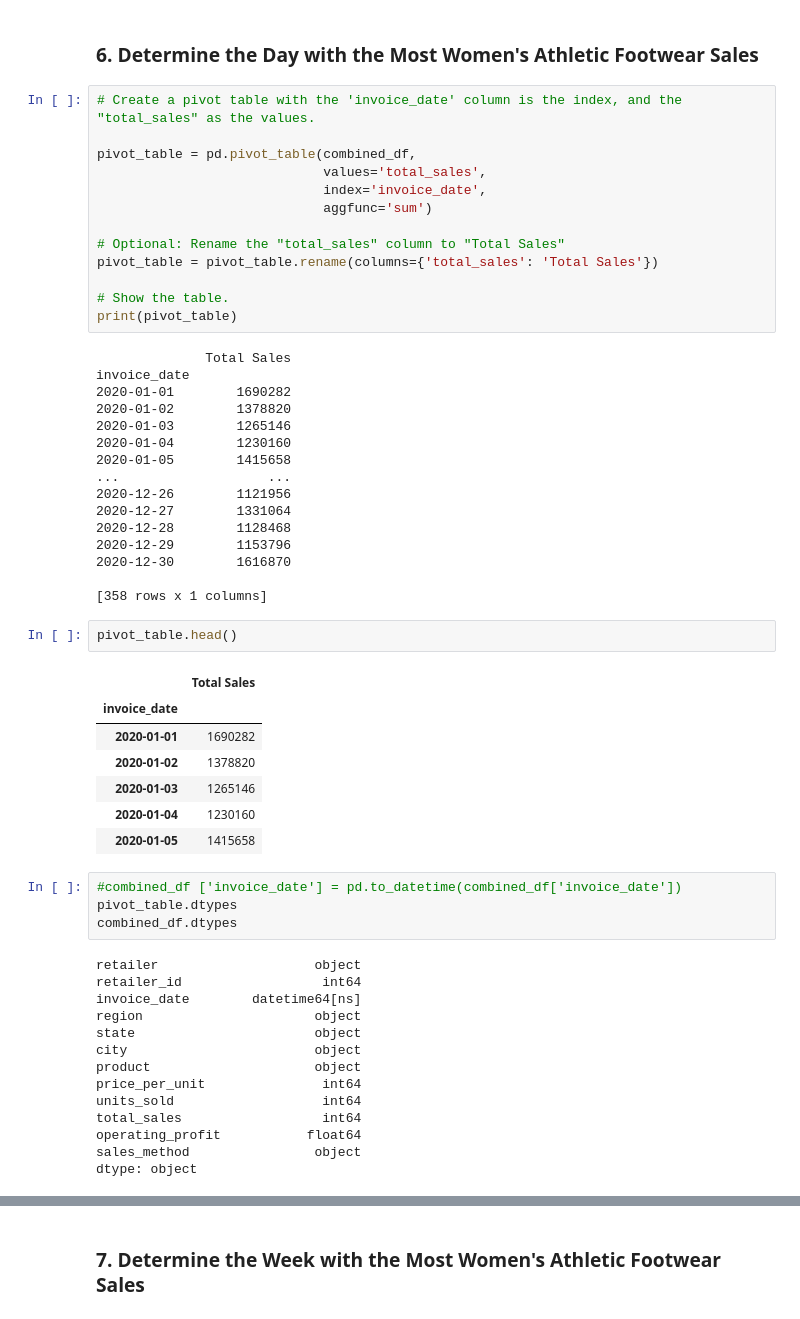
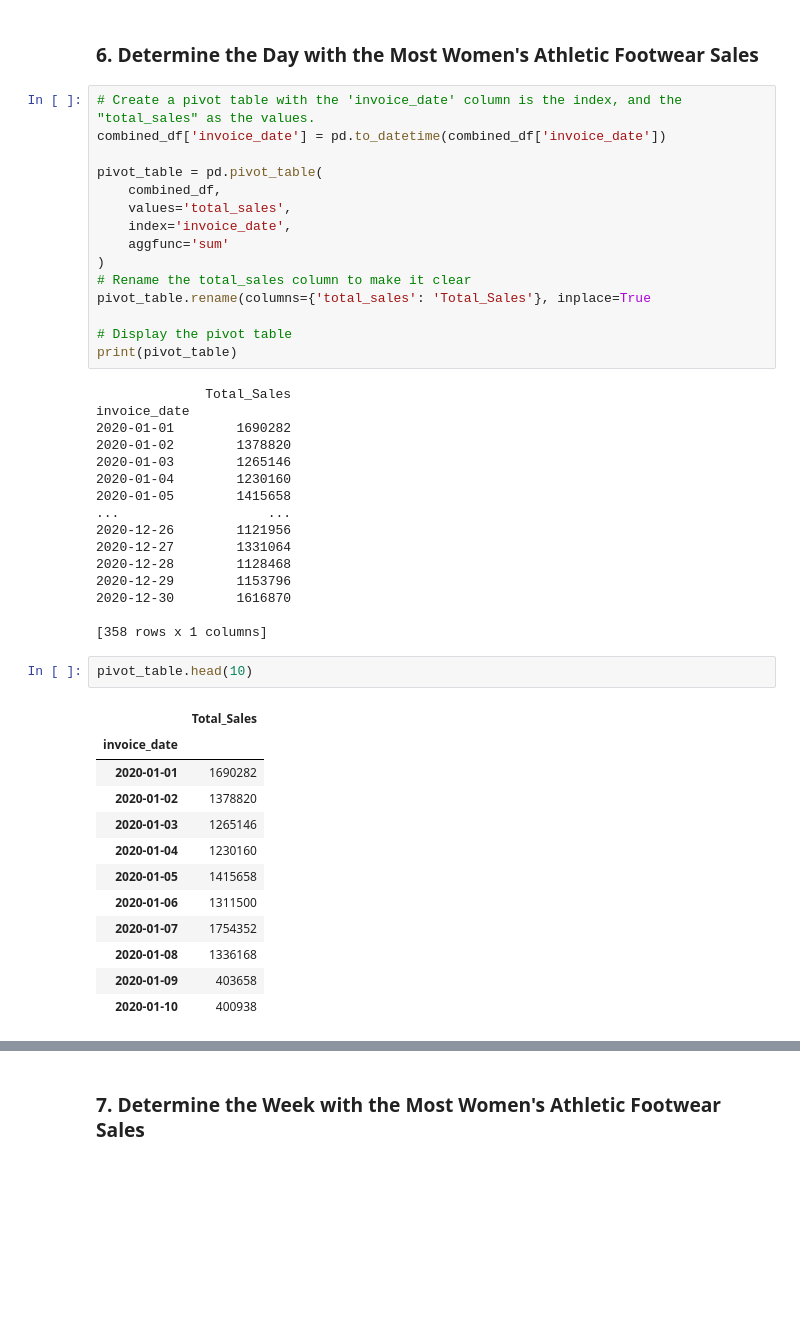
Before and after one commit to dixonhow8/athletic_sales_analysis, a Jupyter notebook: athletic_sales_analysis.ipynb, the cells around one changed output, grey strips where cells are left out. Cells and saved outputs as stored; diff of their text form; blank space fills up the shorter version.

```diff
--- a/athletic_sales_analysis.ipynb
+++ b/athletic_sales_analysis.ipynb
@@ -448,19 +460,21 @@ West Gear   West      Nevada     Las Vegas                      103662
 ### 6. Determine the Day with the Most Women's Athletic Footwear Sales
 # %%
 # Create a pivot table with the 'invoice_date' column is the index, and the "total_sales" as the values.
+combined_df['invoice_date'] = pd.to_datetime(combined_df['invoice_date'])
 
-pivot_table = pd.pivot_table(combined_df,
-                             values='total_sales',
-                             index='invoice_date',
-                             aggfunc='sum')
+pivot_table = pd.pivot_table(
+    combined_df,
+    values='total_sales',
+    index='invoice_date',
+    aggfunc='sum'
+)
+# Rename the total_sales column to make it clear
+pivot_table.rename(columns={'total_sales': 'Total_Sales'}, inplace=True
 
-# Optional: Rename the "total_sales" column to "Total Sales"
-pivot_table = pivot_table.rename(columns={'total_sales': 'Total Sales'})
-
-# Show the table.
+# Display the pivot table
 print(pivot_table)
 # %% [output]
-              Total Sales
+              Total_Sales
 invoice_date
 2020-01-01        1690282
 2020-01-02        1378820
@@ -476,30 +490,17 @@ invoice_date
 
 [358 rows x 1 columns]
 # %%
-pivot_table.head()
+pivot_table.head(10)
 # %% [output]
-|  | Total Sales |
+|  | Total_Sales |
 | invoice_date |  |
 | 2020-01-01 | 1690282 |
 | 2020-01-02 | 1378820 |
 | 2020-01-03 | 1265146 |
 | 2020-01-04 | 1230160 |
 | 2020-01-05 | 1415658 |
+| 2020-01-06 | 1311500 |
+| 2020-01-07 | 1754352 |
+| 2020-01-08 | 1336168 |
+| 2020-01-09 | 403658 |
+| 2020-01-10 | 400938 |
-# %%
-#combined_df ['invoice_date'] = pd.to_datetime(combined_df['invoice_date'])
-pivot_table.dtypes
-combined_df.dtypes
-# %% [output]
-retailer                    object
-retailer_id                  int64
-invoice_date        datetime64[ns]
-region                      object
-state                       object
-city                        object
-product                     object
-price_per_unit               int64
-units_sold                   int64
-total_sales                  int64
-operating_profit           float64
-sales_method                object
-dtype: object
```
Also changed, not shown: parts of 11 cells of this notebook.
